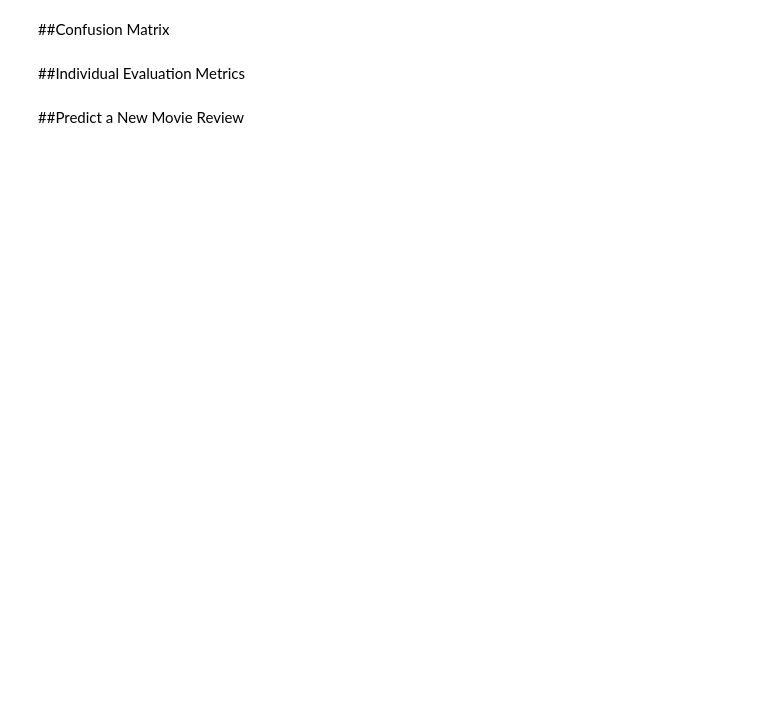
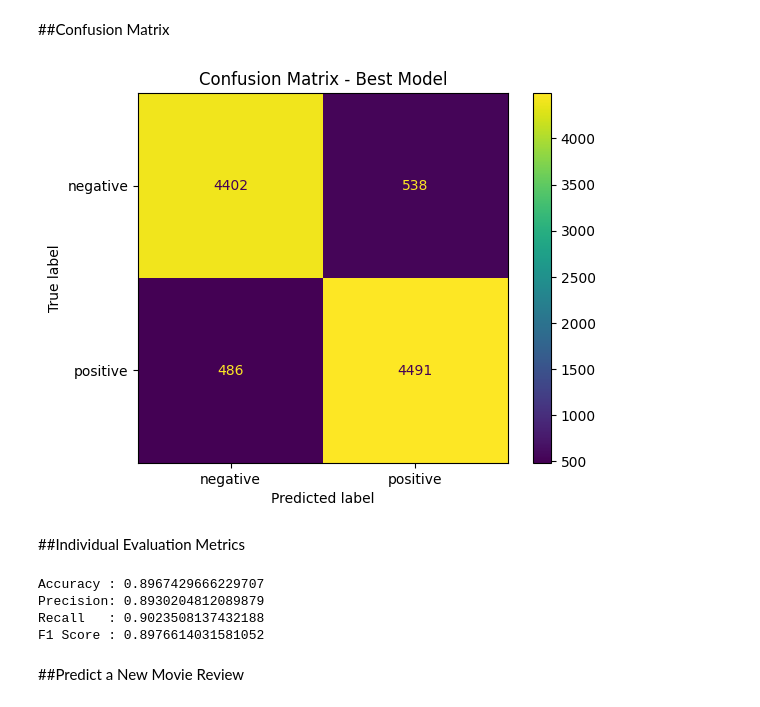
Before and after one commit to tojotk/IMDb_Movie_Reviews, a Jupyter notebook: IMDb_Movie_Reviews.ipynb, the cells around one changed output. Drawn from its saved outputs; the diff is of its cells as text; code cells hidden in the pictures; blank space fills up the shorter version.

```diff
--- a/IMDb_Movie_Reviews.ipynb
+++ b/IMDb_Movie_Reviews.ipynb
@@ -811,18 +857,20 @@ print(
 # %%
 cm = confusion_matrix(
     y_test,
     best_predictions
 )
 
 disp = ConfusionMatrixDisplay(
     confusion_matrix=cm,
-    display_labels=label_encoder.classes_
+    display_labels=label_enc.classes_
 )
 
 disp.plot()
 
 plt.title("Confusion Matrix - Best Model")
 plt.show()
+# %% [output]
+[figure, added]
 # %% [markdown]
 ##Individual Evaluation Metrics
 # %%
@@ -834,17 +882,20 @@ from sklearn.metrics import (
 
 precision = precision_score(
     y_test,
-    best_predictions
+    best_predictions,
+    pos_label='positive'
 )
 
 recall = recall_score(
     y_test,
-    best_predictions
+    best_predictions,
+    pos_label='positive'
 )
 
 f1 = f1_score(
     y_test,
-    best_predictions
+    best_predictions,
+    pos_label='positive'
 )
 
 accuracy = accuracy_score(
@@ -856,6 +907,11 @@ print("Accuracy :", accuracy)
 print("Precision:", precision)
 print("Recall   :", recall)
 print("F1 Score :", f1)
+# %% [output]
+Accuracy : 0.8967429666229707
+Precision: 0.8930204812089879
+Recall   : 0.9023508137432188
+F1 Score : 0.8976614031581052
 # %% [markdown]
 ##Predict a New Movie Review
 # %%
```
Also changed, not shown: parts of 14 cells of this notebook.
